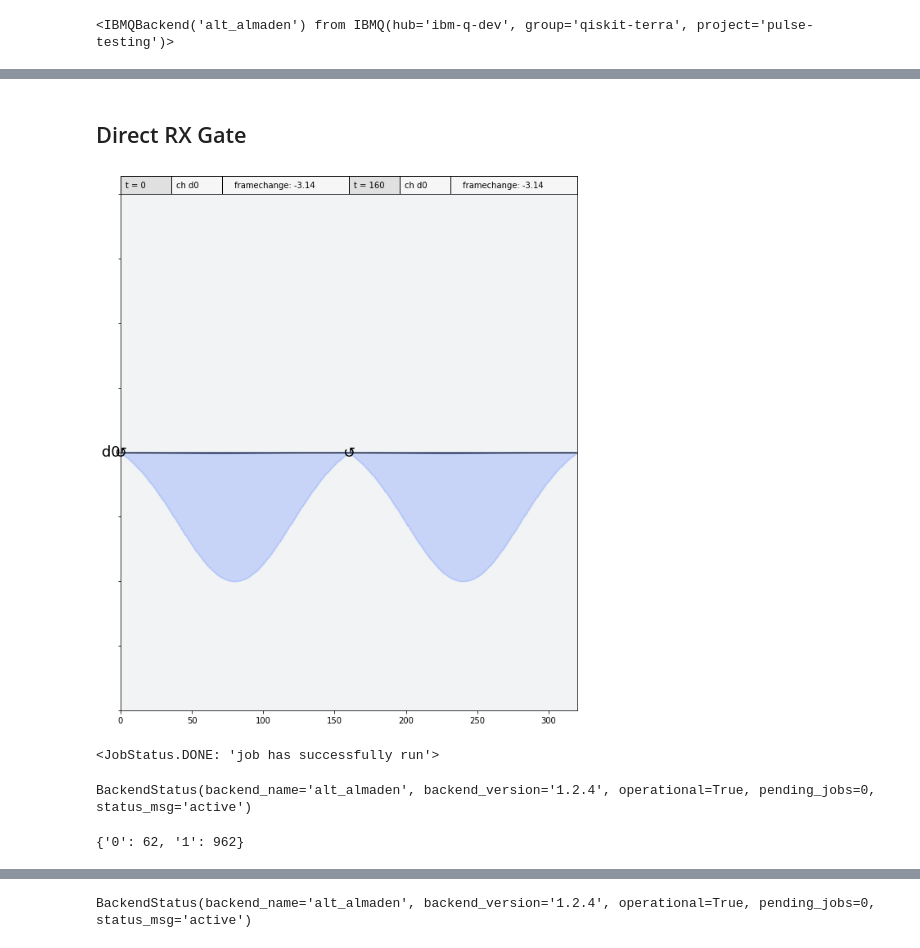
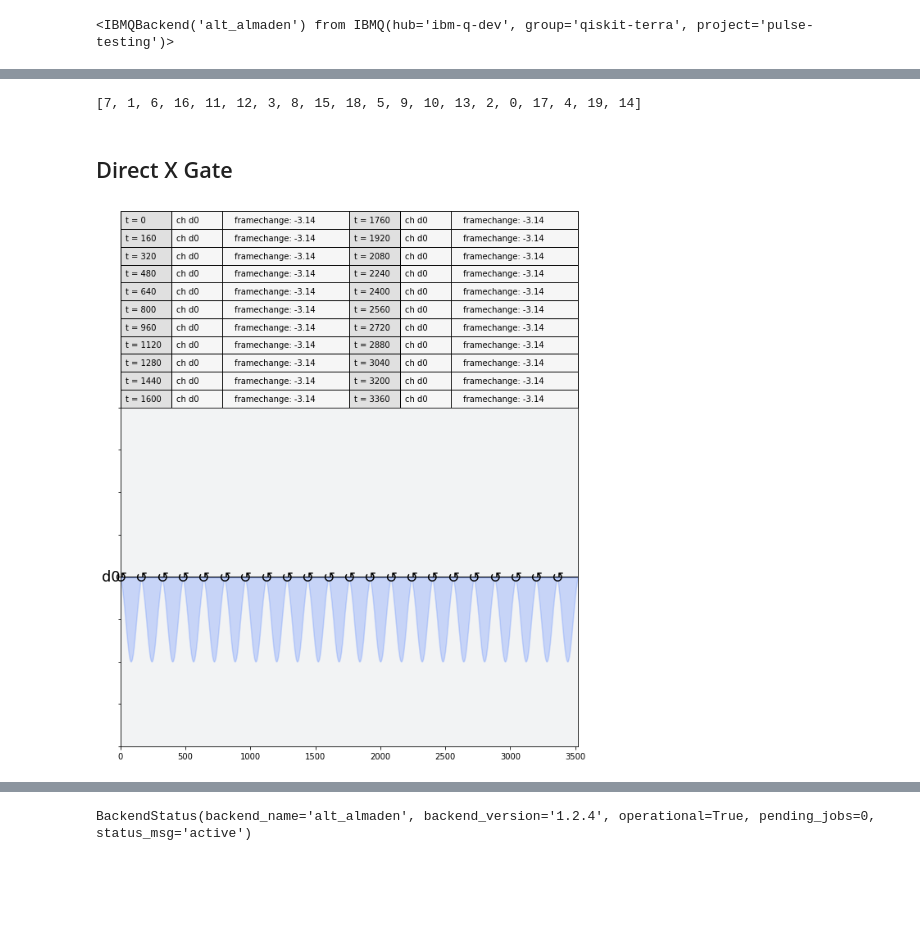
Before and after one commit to singular-value/optimizations_via_openpulse, a Jupyter notebook: PulseCompiler.ipynb, the cells around one changed output, grey strips where cells are left out. Drawn from its saved outputs; the diff is of its cells as text; code cells hidden in the pictures; blank space fills up the shorter version.

Commit message:
Almaden run of CR, add reps+coherence_limit to X gate optimization

```diff
--- a/PulseCompiler.ipynb
+++ b/PulseCompiler.ipynb
@@ -21,6 +21,7 @@ system = q.pulse.PulseChannelSpec.from_backend(backend)
 cmd_def = q.pulse.CmdDef.from_defaults(backend.defaults().cmd_def, backend.defaults().pulse_library)
 measure = cmd_def.get('measure', qubits=backend.configuration().meas_map[0])
 config = backend.configuration()
+props = backend.properties()
 # %%
 backend
 # %% [output]
@@ -29,15 +32,35 @@ VBox(children=(HTML(value="<h1 style='color:#ffffff;background-color:#000000;pad
+# %%
+def qubit_t1(qubit):
+    return props.qubits[qubit][0].value
+
+def qubit_t2(qubit):
+    return props.qubits[qubit][1].value
+
+def sort_qubits_by_t1():
+    """in ascending order"""
+    qubits = [i for i in range(config.n_qubits)]
+    qubits = sorted(qubits, key=qubit_t1)
+    return qubits
+# %%
+sort_qubits_by_t1()
+# %% [output]
+[7, 1, 6, 16, 11, 12, 3, 8, 15, 18, 5, 9, 10, 13, 2, 0, 17, 4, 19, 14]
+# %%
+qubit = sort_qubits_by_t1[0]  # which qubit to study
+reps = 11                     # how many repetitions of the x gate
 # %% [markdown]
-## Direct RX Gate
+## Direct X Gate
 # %%
 # Standard X gate
 circuit = q.QuantumCircuit(1)
 # standard X gate is U3(pi, 0, pi)
-schedule = cmd_def.get('u3', qubits=[0], P0=np.pi, P1=0, P2=np.pi)
-#schedule = q.pulse.SamplePulse([-0.1])(system.qubits[0].drive) + schedule  # to set a standard scale
-schedule.draw(channels_to_plot=[system.qubits[0].drive])
+schedule = q.pulse.Schedule()
+x_sched = cmd_def.get('u3', qubits=[qubit], P0=np.pi, P1=0, P2=np.pi)
+for _ in range(reps):
+    schedule |= x_sched << schedule.duration
 measure = cmd_def.get('measure', qubits=config.meas_map[0])
 schedule |= measure << schedule.duration
 # %%
-schedule.draw(channels_to_plot=[system.qubits[0].drive])
+schedule.draw(channels=[config.drive(qubit)])
 # %% [output]
-[figure, old version]
+[figure, new version]
@@ -47,4 +66,0 @@ job = execute(schedule, backend)
-# %%
-job.status()
-# %% [output]
-<JobStatus.DONE: 'job has successfully run'>
@@ -53,12 +67,3 @@ job.queue_position()
-# %%
-backend.status()
-# %% [output]
-BackendStatus(backend_name='alt_almaden', backend_version='1.2.4', operational=True, pending_jobs=0, status_msg='active')
-# %%
-from qiskit.ignis.verification.tomography.data import marginal_counts
-marginal_counts(job.result().get_counts(), [0])
-# %% [output]
-{'0': 62, '1': 962}
 # %%
 # Our way
 circuit = q.QuantumCircuit(1)
```
Also changed, not shown: parts of 15 cells of this notebook, 2 other files.
